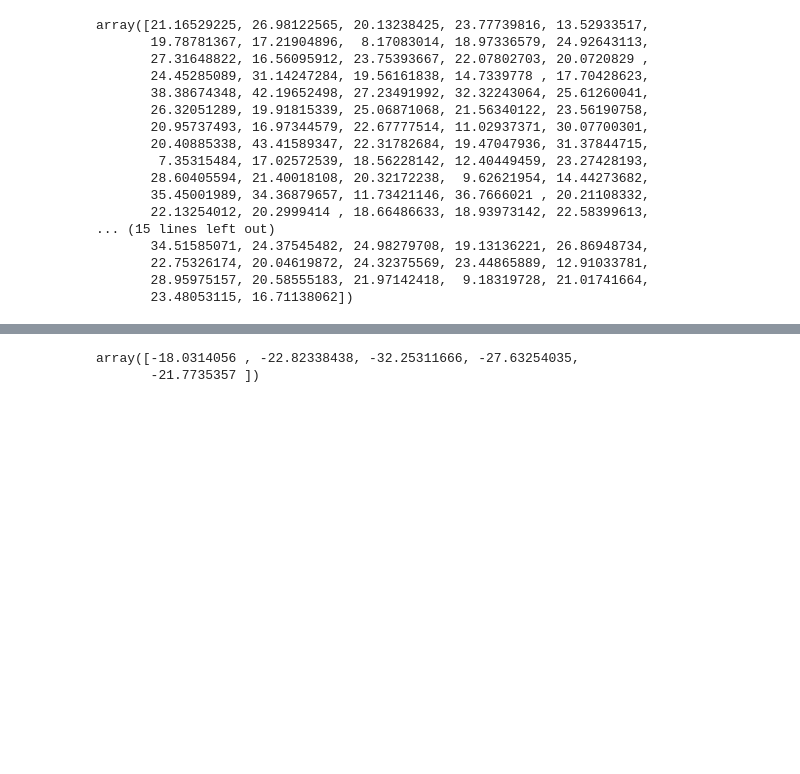
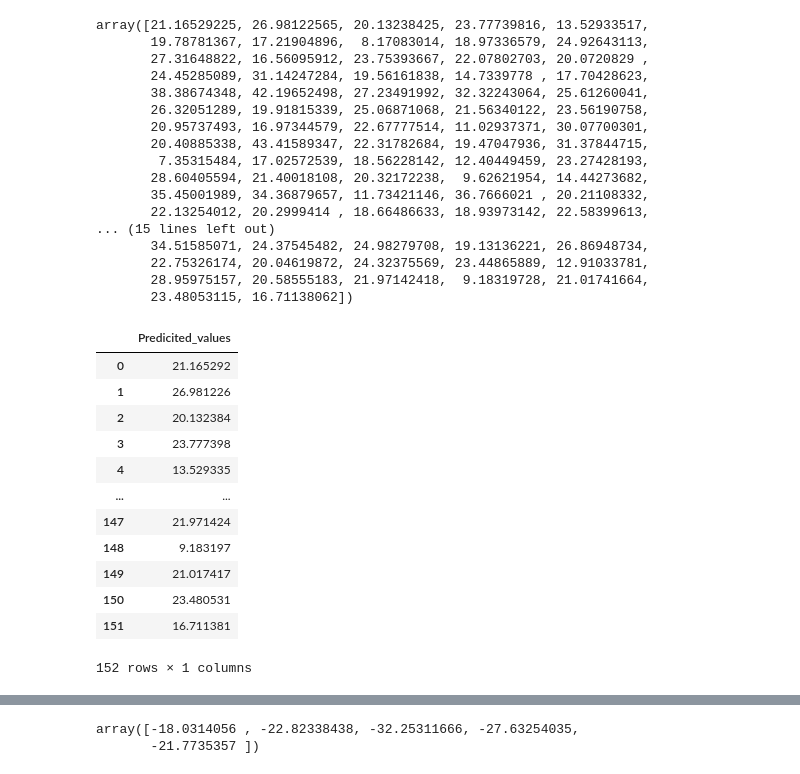
Before and after one commit to kwabena55/ML-Crash-Course, a Jupyter notebook: 24.Linear Regression.ipynb, the cells around one changed output, grey strips where cells are left out. Drawn from its saved outputs; the diff is of its cells as text; code cells hidden in the pictures; blank space fills up the shorter version.

```diff
--- a/24.Linear Regression.ipynb
+++ b/24.Linear Regression.ipynb
@@ -156,3 +156,20 @@ array([21.16529225, 26.98122565, 20.13238425, 23.77739816, 13.52933517,
        22.75326174, 20.04619872, 24.32375569, 23.44865889, 12.91033781,
        28.95975157, 20.58555183, 21.97142418,  9.18319728, 21.01741664,
        23.48053115, 16.71138062])
+# %%
+y_pred_df=pd.DataFrame(LR.predict(X_test),columns=["Predicited_values"])
+y_pred_df
+# %% [output]
+|  | Predicited_values |
+| 0 | 21.165292 |
+| 1 | 26.981226 |
+| 2 | 20.132384 |
+| 3 | 23.777398 |
+| 4 | 13.529335 |
+| ... | ... |
+| 147 | 21.971424 |
+| 148 | 9.183197 |
+| 149 | 21.017417 |
+| 150 | 23.480531 |
+| 151 | 16.711381 |
+152 rows × 1 columns
```
Also changed, not shown: parts of 2 cells of this notebook.
